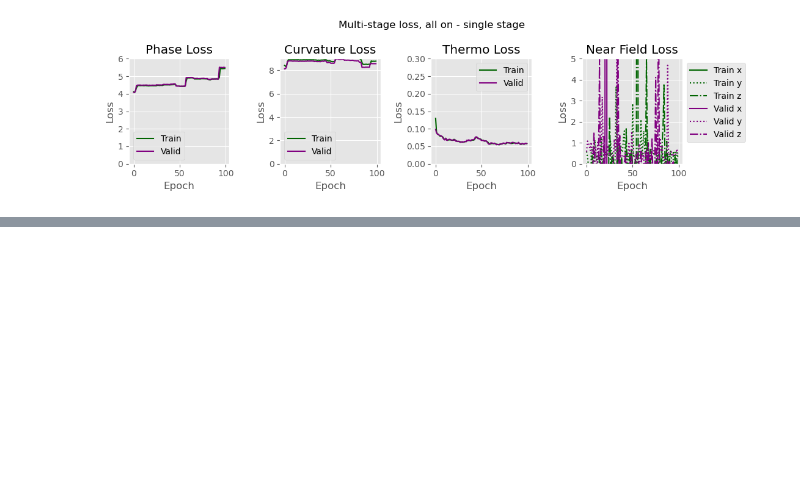
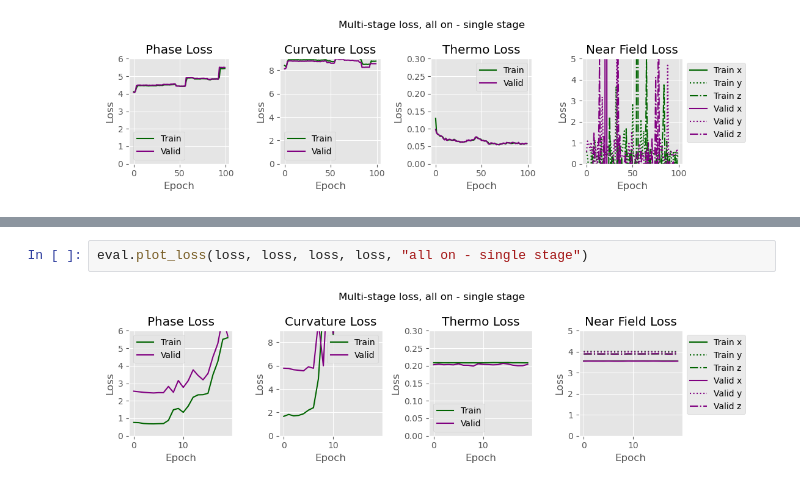
Before and after one commit to Kovaleski-Research-Lab/Surrogate_Model, a Jupyter notebook: src/evaluation/eval.ipynb, the cells around one changed output, grey strips where cells are left out. Cells and saved outputs as stored; diff of their text form; blank space fills up the shorter version.

```diff
--- a/src/evaluation/eval.ipynb
+++ b/src/evaluation/eval.ipynb
@@ -114 +125,5 @@ resim_train_eval.keys()
+# %%
+eval.plot_loss(loss, loss, loss, loss, "all on - single stage")
+# %% [output]
+[figure, added]
 # %%
```
Also changed, not shown: parts of 4 cells of this notebook, 7 other files.
